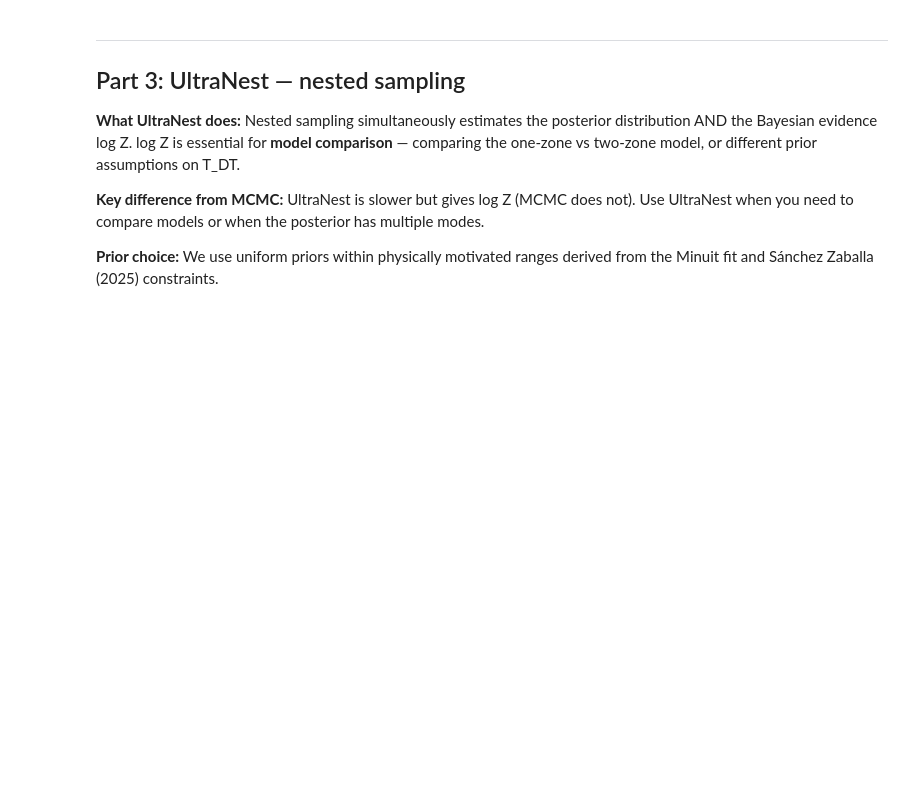
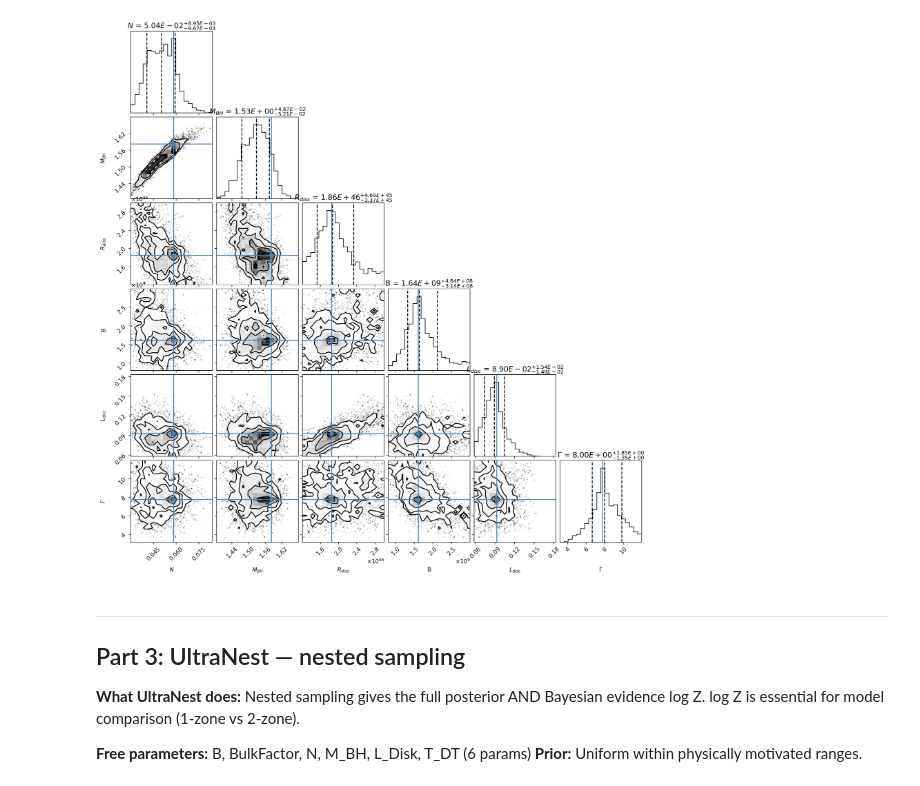
Before and after one commit to Mirza-751/MG3-J163554-3629-SED-Modelling, a Jupyter notebook: analysis/one_zone/02_minuit_mcmc_ultranest.ipynb, the cells around one changed output. Cells and saved outputs as stored; diff of their text form; code cells hidden in the pictures; blank space fills up the shorter version.

Commit message:
Add complete working analysis pipeline — Minuit, MCMC, UltraNest, 2-zone, comparison

```diff
--- a/analysis/one_zone/02_minuit_mcmc_ultranest.ipynb
+++ b/analysis/one_zone/02_minuit_mcmc_ultranest.ipynb
@@ -215,0 +380,26 @@ print('Saved: mcmc_corner.png')
+# %%
+# MCMC with 6 params
+mcmc = McmcSampler(model_minimizer)
+mcmc.model.jet_leptonic.set_num_c_threads(8)
+mcmc.model.jet_leptonic.set_external_field_transf('disk')
+
+labels = ['B', 'p', 'L_Disk', 'M_BH', 'accr_eff', 'R_inner_Sw']
+model_name = 'jet_leptonic'
+use_labels_dict = {model_name: labels}
+
+mcmc.set_labels(use_labels_dict=use_labels_dict)
+mcmc.set_bounds(bound=5.0, bound_rel=True)
+
+mcmc.run_sampler(
+    nwalkers=128,
+    burnin=10,
+    steps=100,
+    walker_start_bound=0.005,
+    progress='notebook'
+)
+
+p = mcmc.plot_model(sed_data=sed_data, fit_range=[1E11, 2E28], size=100)
+plt.show()
+
+# Save
+mcmc.save('../../results/models/mcmc_NuSTAR.pkl')
@@ -216,9 +426,29 @@ print('Saved: mcmc_corner.png')
+# %%
+
+# Corner plot
+import corner
+labes = [r'$N$', r'$M_{BH}$', r'$R_{diss}$', 'B', r'$L_{disc}$', r'$\Gamma$']
+plt.rcParams['figure.dpi'] = 200
+fig = corner.corner(
+    mcmc.samples,
+    labels=labes,
+    quantiles=(0.16, 0.5, 0.84),
+    truths=mcmc.labels_start_val,
+    show_titles=True,
+    title_fmt=".2E",
+    title_kwargs=dict(fontsize=13),
+    use_math_text=True
+)
+plt.savefig('../../results/plots/corner_mcmc_NuSTAR.png')
+plt.show()
+# %% [output]
+[figure, added]
 # %% [markdown]
 ---
 ## Part 3: UltraNest — nested sampling
 
-**What UltraNest does:** Nested sampling simultaneously estimates the posterior distribution AND the Bayesian evidence log Z. log Z is essential for **model comparison** — comparing the one-zone vs two-zone model, or different prior assumptions on T_DT.
+**What UltraNest does:** Nested sampling gives the full posterior AND Bayesian evidence log Z.
+log Z is essential for model comparison (1-zone vs 2-zone).
 
-**Key difference from MCMC:** UltraNest is slower but gives log Z (MCMC does not). Use UltraNest when you need to compare models or when the posterior has multiple modes.
-
-**Prior choice:** We use uniform priors within physically motivated ranges derived from the Minuit fit and Sánchez Zaballa (2025) constraints.
+**Free parameters:** B, BulkFactor, N, M_BH, L_Disk, T_DT (6 params)
+**Prior:** Uniform within physically motivated ranges.
```
Also changed, not shown: parts of 21 cells of this notebook, 32 other files.
